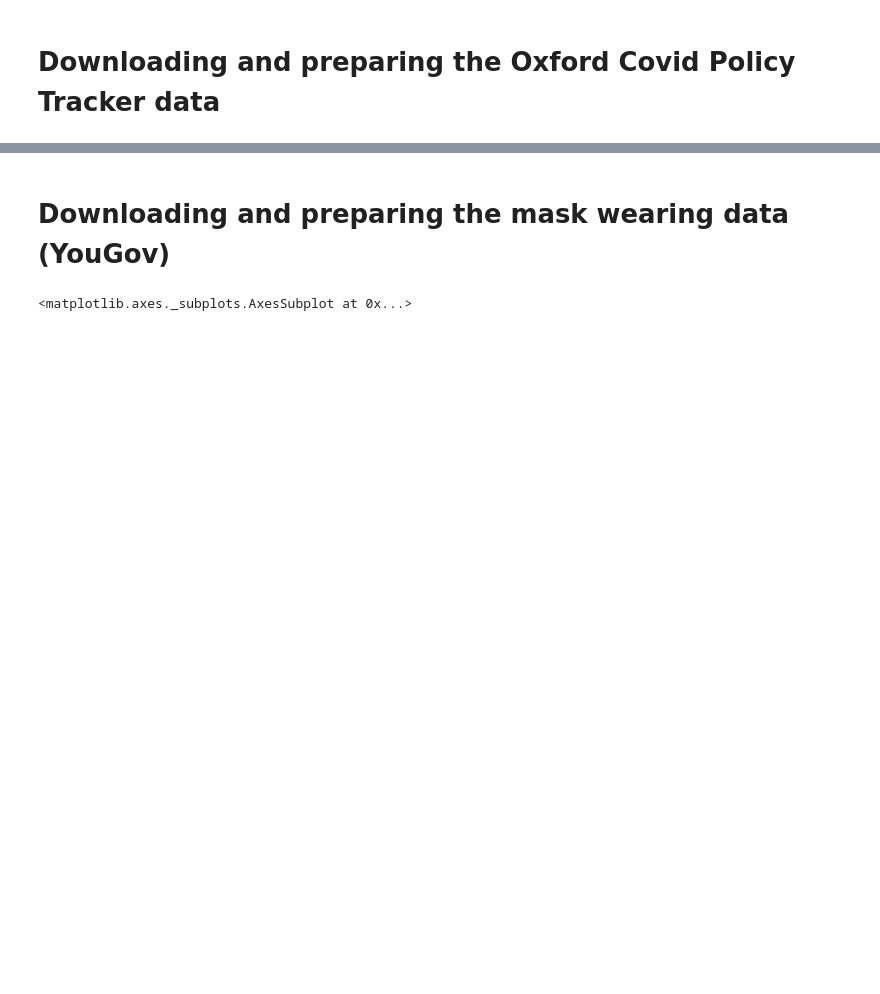
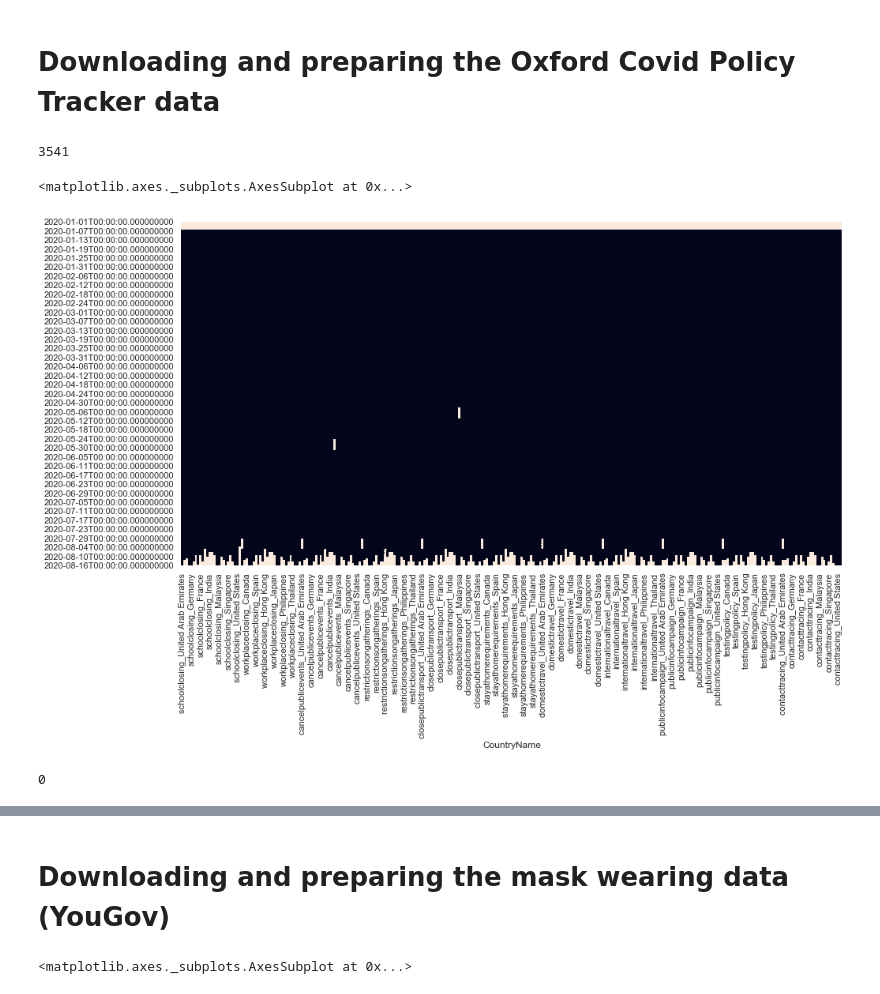
Before and after one commit to martaarozarena/KSchool-Master-Final-Project, a Jupyter notebook: exog_varaibles.ipynb, the cells around one changed output, grey strips where cells are left out. Cells and saved outputs as stored; diff of their text form; code cells hidden in the pictures; blank space fills up the shorter version.

```diff
--- a/exog_varaibles.ipynb
+++ b/exog_varaibles.ipynb
@@ -8,14 +11,12 @@ from sklearn.impute import SimpleImputer
 plt.rcParams["figure.figsize"] = (15, 8)
 # %%
-# We select the sheets to be used in the Oxford Covid Policy tracker and the countries our project will be working on:
-sheets = ["c1_schoolclosing","c2_workplaceclosing","c3_cancelpublicevents","c4_restrictionsongatherings", \
-          "c5_closepublictransport","c6_stayathomerequirements","c7_domestictravel","c8_internationaltravel", \
-          "h1_publicinfocampaign","h2_testingpolicy","h3_contacttracing"]
+# We select the countries and dates our project will focus on:
+
 countries = 'Denmark|Germany|Spain|Finland|Italy|Sweden|France|Norway|United Kingdom' \
             '|United States|Canada|Mexico' \
             '|Australia|Indonesia|Malaysia|Philippines|Thailand|Hong Kong|Vietnam|China|India|Japan|Singapore|Taiwan' \
             '|Saudi Arabia|United Arab Emirates'
-initialdate = "01-01-2020"
-#enddate="30-06-2020"
+initialdate = '2020-01-01'   # first day of the year, where most of our data starts
+enddate = str(date.fromordinal(date.today().toordinal()-1))   # yesterday's date: last day of available data
 # %% [markdown]
 # Downloading and preparing the Oxford Covid Policy Tracker data
@@ -48,0 +56,9 @@ exogenas.fillna(method="ffill",inplace=True)
+# %%
+exogenas.isnull().sum().sum()
+# %% [output]
+3541
+# %%
+sns.heatmap(exogenas.isnull(), cbar=False)
+# %% [output]
+<matplotlib.axes._subplots.AxesSubplot at 0x...>
+[figure, added]
@@ -49,3 +68,7 @@ exogenas.fillna(method="ffill",inplace=True)
+# %%
+exogenas.isnull().sum().sum()
+# %% [output]
+0
 # %%
 exogenas.shape
 # %% [output]
```
Also changed, not shown: parts of 35 cells of this notebook.
